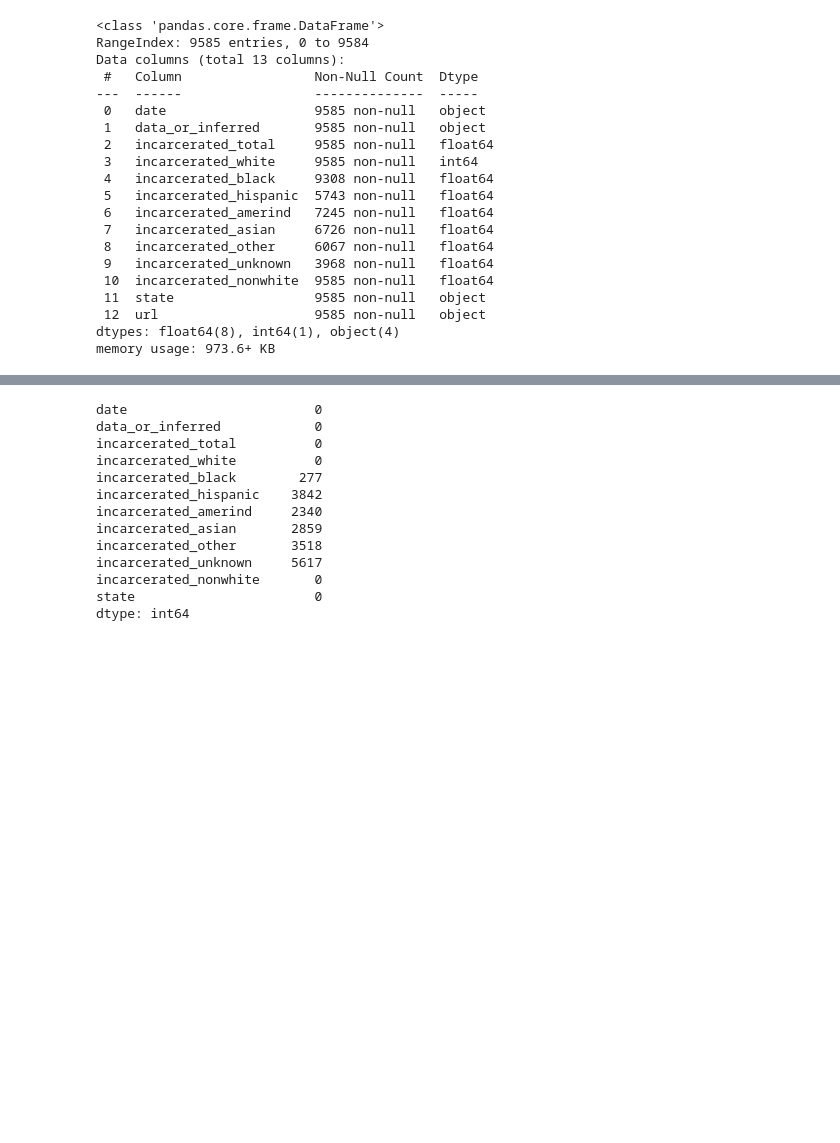
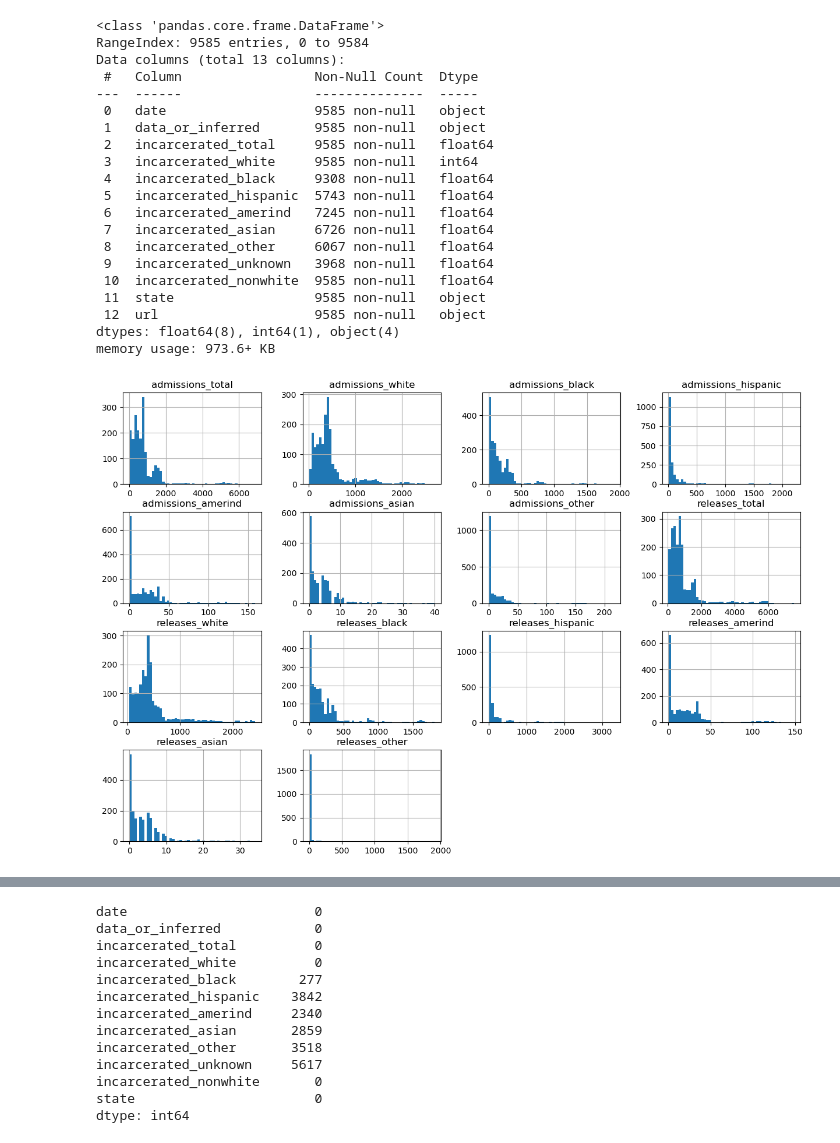
Before and after one commit to DataMasterBI/Prison_Population, a Jupyter notebook: EDA.ipynb, the cells around one changed output, grey strips where cells are left out. Cells and saved outputs as stored; diff of their text form; code cells hidden in the pictures; blank space fills up the shorter version.

```diff
--- a/EDA.ipynb
+++ b/EDA.ipynb
@@ -77,3 +77,8 @@ Data columns (total 13 columns):
  12  url                    9585 non-null   object
 dtypes: float64(8), int64(1), object(4)
 memory usage: 973.6+ KB
+# %%
+df_admision.hist(figsize=(15,10), bins=50)
+plt.show()
+# %% [output]
+[figure, added]
```
Also changed, not shown: parts of 3 cells of this notebook.
